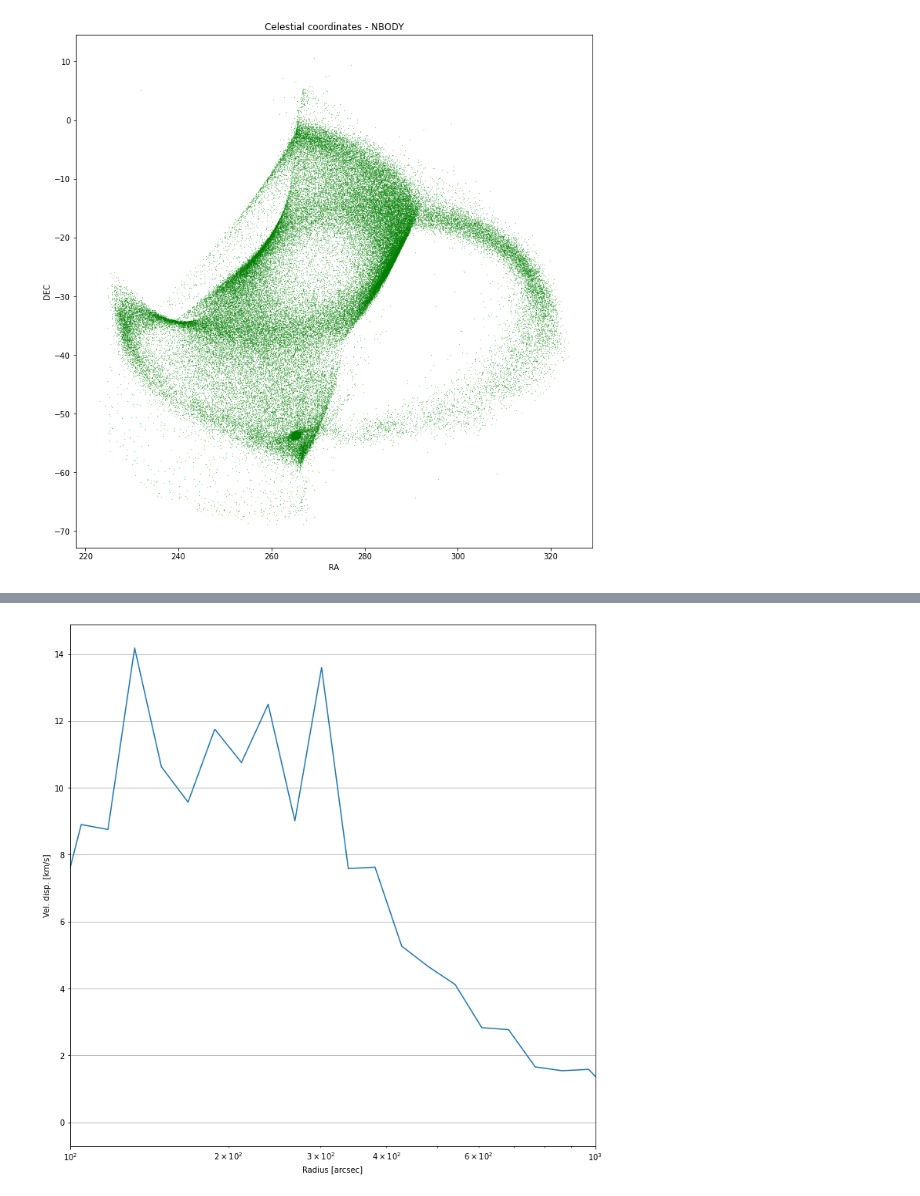
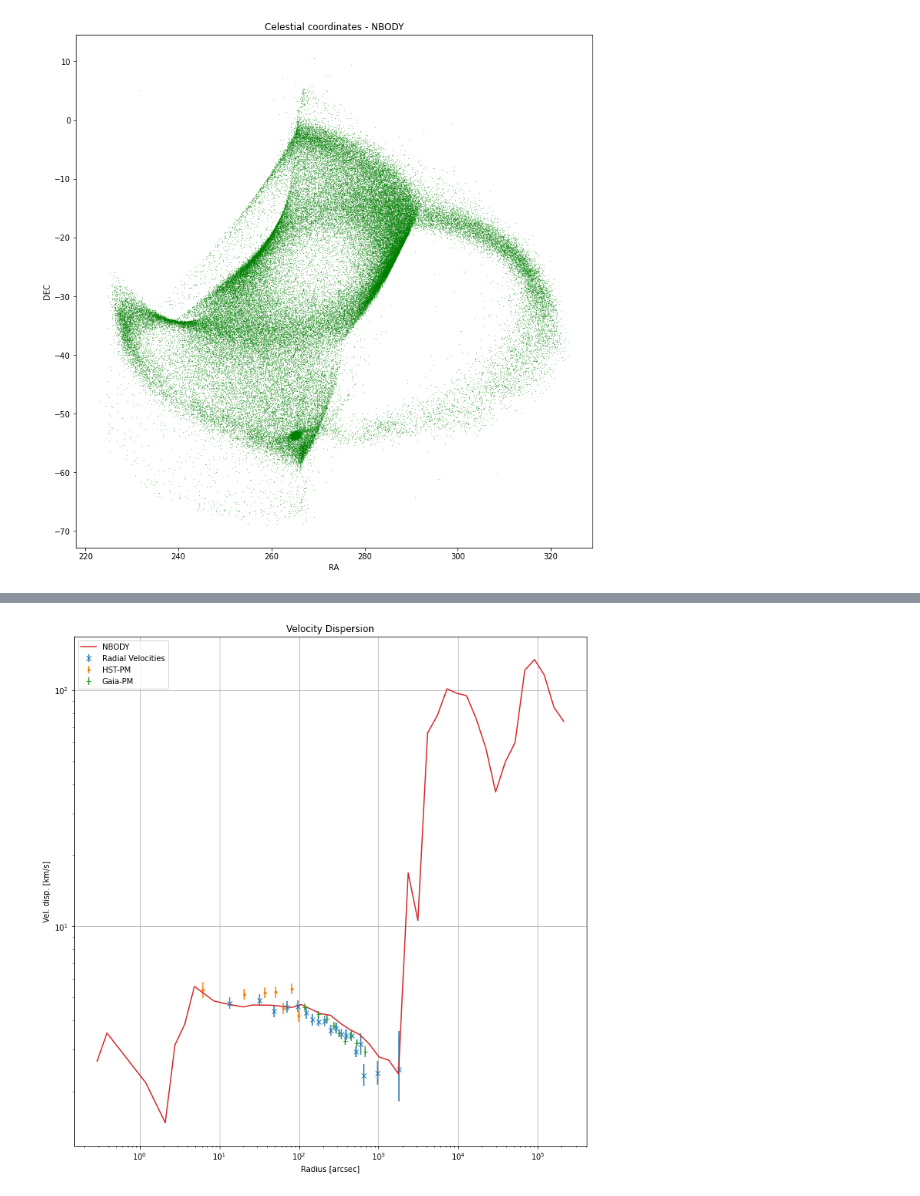
Before and after one commit to anthony-arnold/ngc6397, a Jupyter notebook: ngc6397.ipynb, the cells around one changed output, grey strips where cells are left out. Saved outputs shown, nothing was run; the diff lists cells and outputs as text; code cells hidden in the pictures.

Commit message:
Add velocity dispersion of observations and NBODY data

```diff
--- a/ngc6397.ipynb
+++ b/ngc6397.ipynb
@@ -81,6 +81,7 @@ inside = distances < deg2rad(0.5)
 
 # Find all of the faint stars (mag > 20.1)
 faint = gaia.data['phot_g_mean_mag'] > 20.1
+bright = gaia.data['phot_g_mean_mag'] < 19
 
 # Of the stars outside the 0.5 deg radius, determine if
 # the angular separation is of the same distribution.
@@ -255,54 +259,69 @@ ax.legend()
 # %%
 # Vel. disp.
 from astropy import units as u
+import veldis
 
 fig, ax = plt.subplots(ncols=1)
 ax.set_xlabel(r'Radius [arcsec]')
 ax.set_ylabel(r'Vel. disp. [km/s]')
+ax.set_title('Velocity Dispersion')
 ax.set_xscale("log")
+ax.set_yscale('log')
 ax.grid()
-ax.set(
-    xlim=[30, 1.0e3]
-)
-
-#v_cut = (gaia_cut['pm'] > 0) & (gaia_cut['parallax'] > 0) & (gaia_cut['radial_velocity'] > 0)
-#gaia_cut = gaia_cut[v_cut]
+#ax.set(
+#    xlim=[30, 1.0e3]
+#)
 
 
-pm_masyr = gaia_cut['pm'] * (u.mas / u.year)
-prlx_mas = gaia_cut['parallax'] * u.mas
-rv_kms = gaia_cut['radial_velocity'] * u.km / u.second
-parsecs = prlx_mas.to(u.parsec, equivalencies=u.parallax())
-vt_kms = (pm_masyr * parsecs).to(u.km / u.second, equivalencies=u.dimensionless_angles())
-
-v = np.sqrt(rv_kms**2 + vt_kms**2)
-d = rad2arcsec(angular_dist(gaia_cut['ra'], gaia_cut['dec'], orbits.RA, orbits.DEC))
+#ax.set(
+#    xlim=[1e2, 1e3]
+#)
 
 
-logmin = np.amin(d)
-logmax = np.amax(d)
-logbins = np.logspace(np.log10(logmin), np.log10(logmax), 50)
-counts, bins = np.histogram(d, weights=v, bins=logbins)
+def nb_veldis():
 
-cut = counts > 0
+    m80 = (nbody[:,7] > 0.8) & (nbody[:,8] < 10)
+    bright = nbody[m80]
+    nbv = bright[:,6] * u.km/u.s
+    nbdis = rad2arcsec(angular_dist(bright[:,1], bright[:,2], orbits.RA, orbits.DEC)) * u.arcsec
 
-# Divide the sum in each bin by the area of the annulus
-r_b = bins[:-1]
-area = np.array([
-  2 * np.pi * bins[i+1] * (bins[i+1] - r)
-  for i,r in enumerate(r_b)
-])[cut]
+    nbinner = nbdis.to(u.parsec, equivalencies=u.parallax()) < 10*u.parsec
+    nb_v_avg = np.average(nbv[nbinner])
+    print(nb_v_avg)
+    #sig2 = 1 / len(nbv) * sum((v - nb_v_avg)**2 for v in nbv)
 
-n_area = counts[cut] / area
+    logmin = np.amin(nbdis)
+    logmax = np.amax(nbdis)
+    logbins = np.logspace(np.log10(logmin.value), np.log10(logmax.value))
+
+    ll = 0 * u.arcsec
+    hist = []
+    bins = []
+    for lr in logbins:
+        bds = (nbdis >= ll) & (nbdis < lr * u.arcsec)
+        if any(bds):
+            hist.append(
+                np.sqrt(1 / np.sum(bds) * np.sum((nbv[bds] - nb_v_avg)**2))/u.km*u.s
+            )
+            bins.append(lr)
+        ll = lr * u.arcsec
+
+    return hist, bins
 
 
-ax.set(
-    xlim=[1e2, 1e3]
-)
-ax.plot(r_b[cut], n_area, label='Gaia PM')
+def plot_veldis_type(ax, t, label, fmt='.'):
+    vcut = veldis.odata['type'] == t
+    verru = veldis.odata['esig_u'][vcut]
+    verrl = veldis.odata['e_sigl'][vcut]
+    verr = np.vstack((verrl, verru))
+    ax.errorbar(veldis.odata['R'][vcut], veldis.odata['sig'][vcut], verr, label=label, fmt=fmt)
+
+plot_veldis_type(ax, 1, 'Radial Velocities', fmt='x')
+plot_veldis_type(ax, 2, 'HST-PM', fmt='.')
+plot_veldis_type(ax, 4, 'Gaia-PM', fmt='+')
 
 
-#veldisp(arcsec_distance, gaia_cut, ax, 'Gaia')
-#veldisp(nbdis, nbody[m80], ax, 'NBODY')
-print(logmin)
+nbvd, nbvb = nb_veldis()
+ax.plot(nbvb, nbvd, label='NBODY')
+ax.legend()
 # %% [output]
@@ -310 +330 @@ print(logmin)
-[figure, old version]
+[figure, new version]
```
Also changed, not shown: parts of 3 cells of this notebook, 1 other file.
